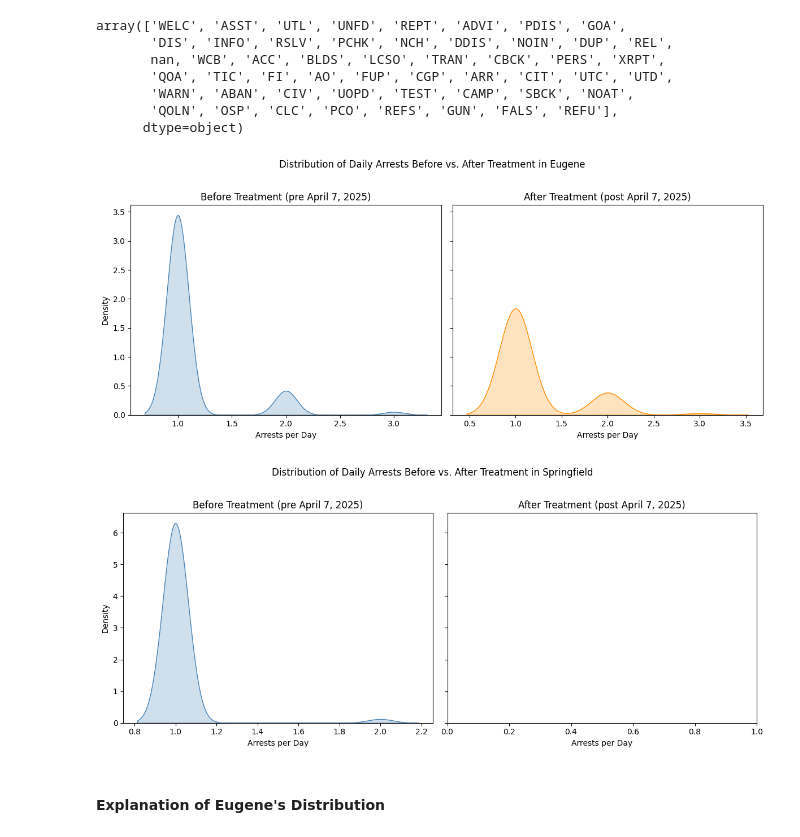
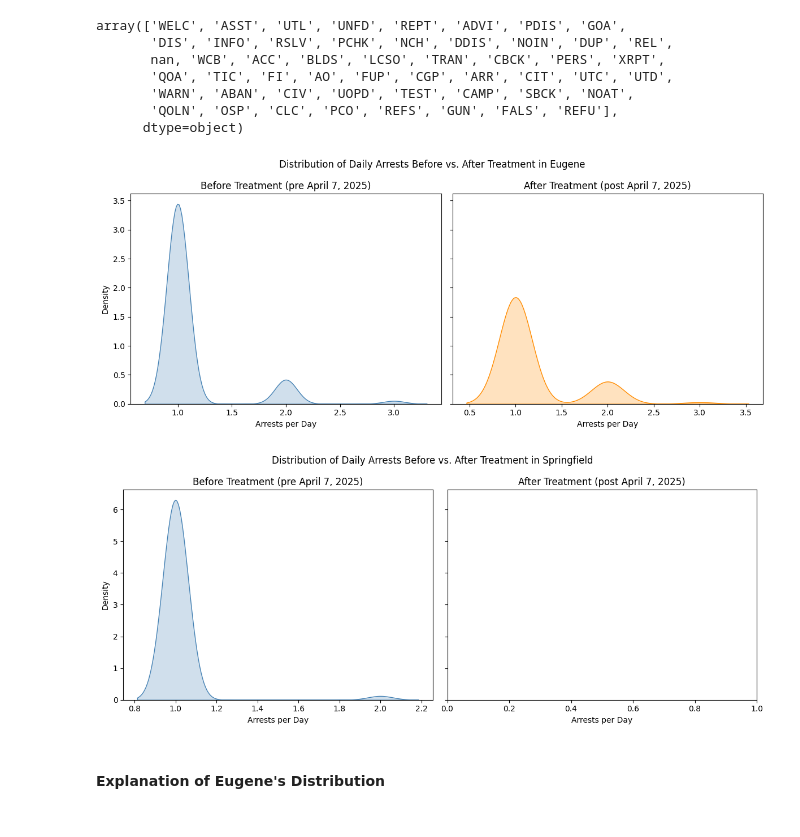
Before and after one commit to KanayaPatel/CAHOOTS-Gap-Performance-Analysis, a Jupyter notebook: outcome_analysis.ipynb, the cells around one changed output. Saved outputs shown, nothing was run; the diff lists cells and outputs as text; code cells hidden in the pictures.

Commit message:
make title on plots visible when saving them

```diff
--- a/outcome_analysis.ipynb
+++ b/outcome_analysis.ipynb
@@ -29,25 +29,25 @@ after_treatment = eug_arrests[eug_arrests["calltime"] > treatment_date]
 # %%
 pre_daily = before_treatment.groupby(before_treatment['calltime'].dt.date).size()       # | Count arrests per day before the treatment |
 post_daily = after_treatment.groupby(after_treatment['calltime'].dt.date).size()        # |  Count arrests per day after the treatment |
 
 fig, axes = plt.subplots(1, 2, figsize=(12, 5), sharey=True)                            # | Plot side by side |
 
 sns.kdeplot(pre_daily, fill=True, color='steelblue', ax=axes[0])
 axes[0].set_title('Before Treatment (pre April 7, 2025)')
 axes[0].set_xlabel('Arrests per Day')
 axes[0].set_ylabel('Density')
 
 sns.kdeplot(post_daily, fill=True, color='darkorange', ax=axes[1])
 axes[1].set_title('After Treatment (post April 7, 2025)')
 axes[1].set_xlabel('Arrests per Day')
 axes[1].set_ylabel('Density')
 
-plt.suptitle('Distribution of Daily Arrests Before vs. After Treatment in Eugene', y=1.02)
+plt.suptitle('Distribution of Daily Arrests Before vs. After Treatment in Eugene', y=0.98)
 plt.tight_layout()
 plt.savefig('eugene_KDE_output.png', dpi=300)
 plt.show()
 # %% [output]
-[figure, old version]
+[figure, new version]
 # %%
 before_treatment = spd_arrests[spd_arrests["calltime"] < treatment_date]            # | Susbet data to before CAHOOTS was defunded |
 after_treatment = spd_arrests[spd_arrests["calltime"] > treatment_date]
@@ -67,12 +67,12 @@ axes[1].set_title('After Treatment (post April 7, 2025)')
 axes[1].set_xlabel('Arrests per Day')
 axes[1].set_ylabel('Density')
 
-plt.suptitle('Distribution of Daily Arrests Before vs. After Treatment in Springfield', y=1.02)
+plt.suptitle('Distribution of Daily Arrests Before vs. After Treatment in Springfield', y=0.98)
 plt.tight_layout()
 plt.savefig('springfield_KDE_output.png', dpi=300)
 plt.show()
 # %% [output]
-[figure, old version]
+[figure, new version]
 # %% [markdown]
 #### Explanation of Eugene's Distribution
 # %% [markdown]
```
Also changed, not shown: 2 other files.
